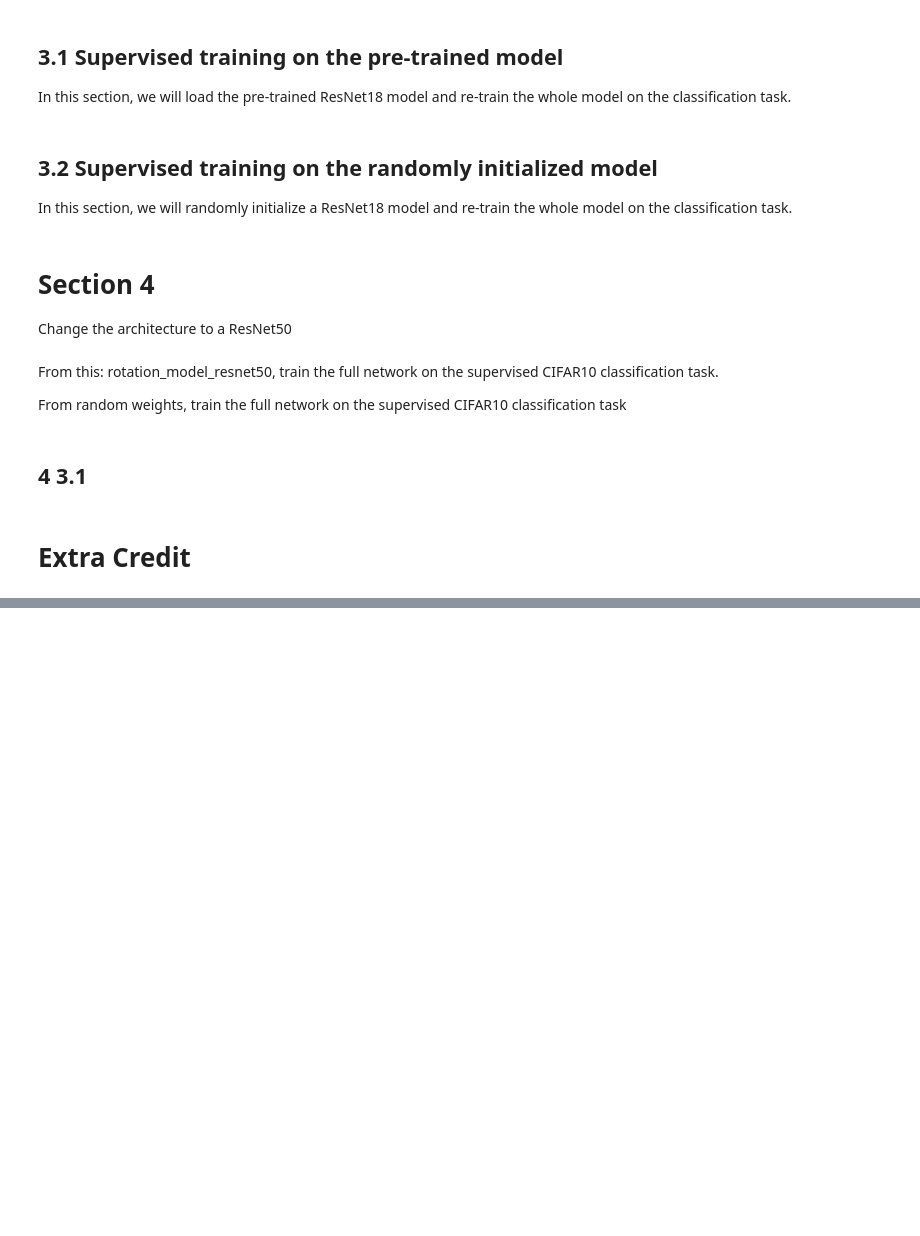
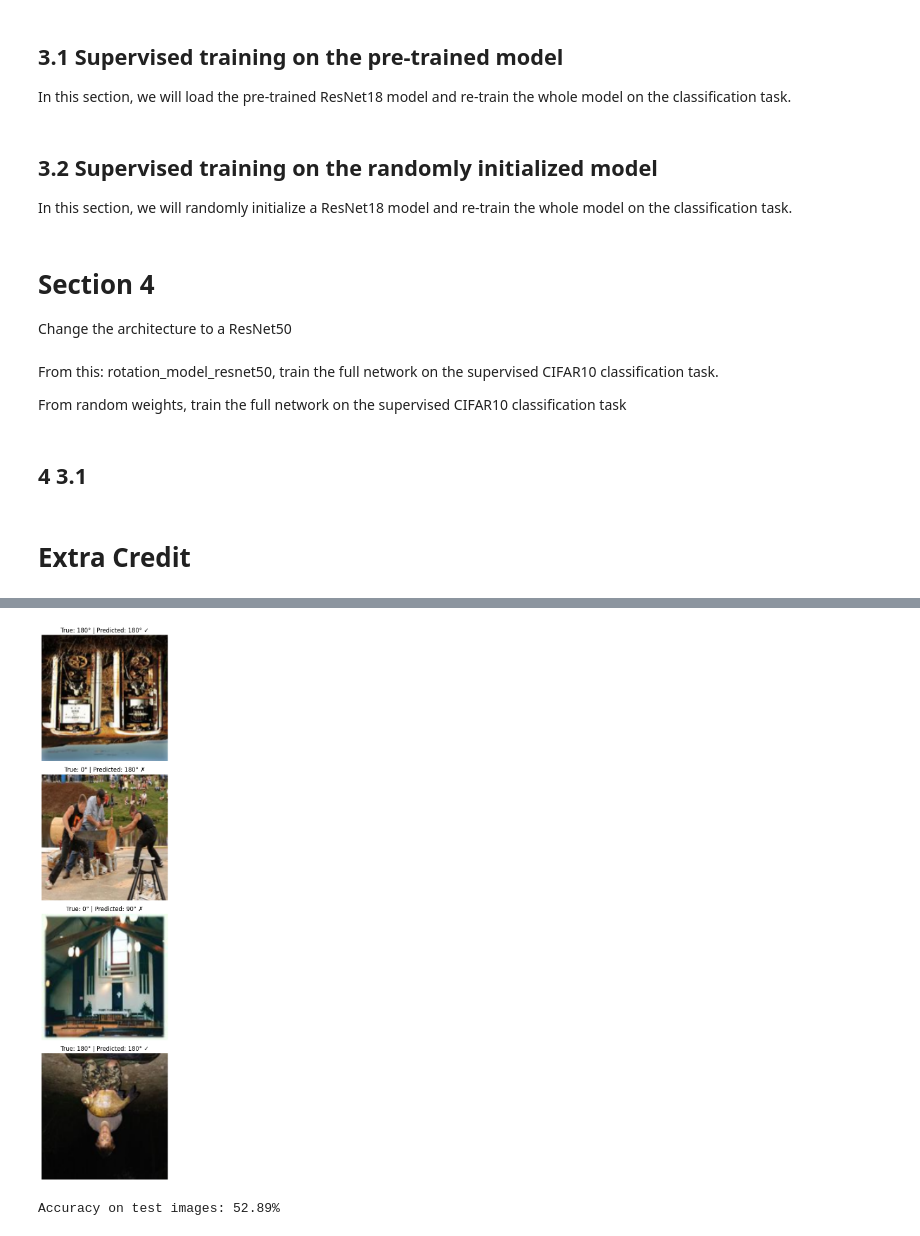
Before and after one commit to Astrak00/CS444, a Jupyter notebook: assignment3/mp3_rotation_v3.ipynb, the cells around one changed output, grey strips where cells are left out. Drawn from its saved outputs; the diff is of its cells as text; code cells hidden in the pictures; blank space fills up the shorter version.

```diff
--- a/assignment3/mp3_rotation_v3.ipynb
+++ b/assignment3/mp3_rotation_v3.ipynb
@@ -620,0 +607,6 @@ KeyboardInterrupt:
+# %%
+train_rotation(net_img, criterion, optimizer, num_epochs=40)
+
+# Save the model
+MODEL_PATH = './rotation_model_imagenette_40.pth'
+torch.save(net_img.state_dict(), MODEL_PATH)
@@ -620,0 +631,56 @@ KeyboardInterrupt:
+# %%
+# Load the trained rotation model
+# MODEL_PATH = './rotation_model_imagenette.pth'
+test_model = resnet101(num_classes=4)  # Use ResNet50 to match the saved model
+test_model = test_model.to(device)
+
+# Load saved state
+test_model.load_state_dict(torch.load(MODEL_PATH, map_location=device))
+test_model.eval()
+
+# Create test dataloader with a small batch size for visualization
+test_loader = DataLoader(dataset_rot, batch_size=4, shuffle=True)
+
+# Get a batch of test images
+dataiter = iter(test_loader)
+images, rotated_images, rotation_labels, class_labels = next(dataiter)
+
+# Make predictions
+rotated_images_device = rotated_images.to(device)
+with torch.no_grad():
+    outputs = test_model(rotated_images_device)
+    _, predicted = torch.max(outputs, 1)
+
+# Display results
+rot_names = ['0°', '90°', '180°', '270°']
+fig, axes = plt.subplots(4, 1, figsize=(10, 16))
+
+for i in range(4):
+    # Display rotated image with true and predicted labels
+    rotated_img = rotated_images[i].permute(1, 2, 0).cpu().numpy()
+    axes[i].imshow(rotated_img)
+    true_label = rotation_labels[i].item()
+    pred_label = predicted[i].item()
+    correct = "✓" if true_label == pred_label else "✗"
+    axes[i].set_title(f"True: {rot_names[true_label]} | Predicted: {rot_names[pred_label]} {correct}")
+    axes[i].axis('off')
+
+plt.tight_layout()
+plt.show()
+
+# Calculate accuracy on a larger test set
+correct = 0
+total = 0
+with torch.no_grad():
+    for images, rotated_images, rotation_labels, _ in test_loader:
+        rotated_images = rotated_images.to(device)
+        rotation_labels = rotation_labels.to(device)
+        outputs = test_model(rotated_images)
+        _, predicted = torch.max(outputs, 1)
+        total += rotation_labels.size(0)
+        correct += (predicted == rotation_labels).sum().item()
+
+print(f"Accuracy on test images: {100 * correct / total:.2f}%")
+# %% [output]
+[figure, added]
+Accuracy on test images: 52.89%
```
Also changed, not shown: parts of 7 cells of this notebook, 2 other files.
